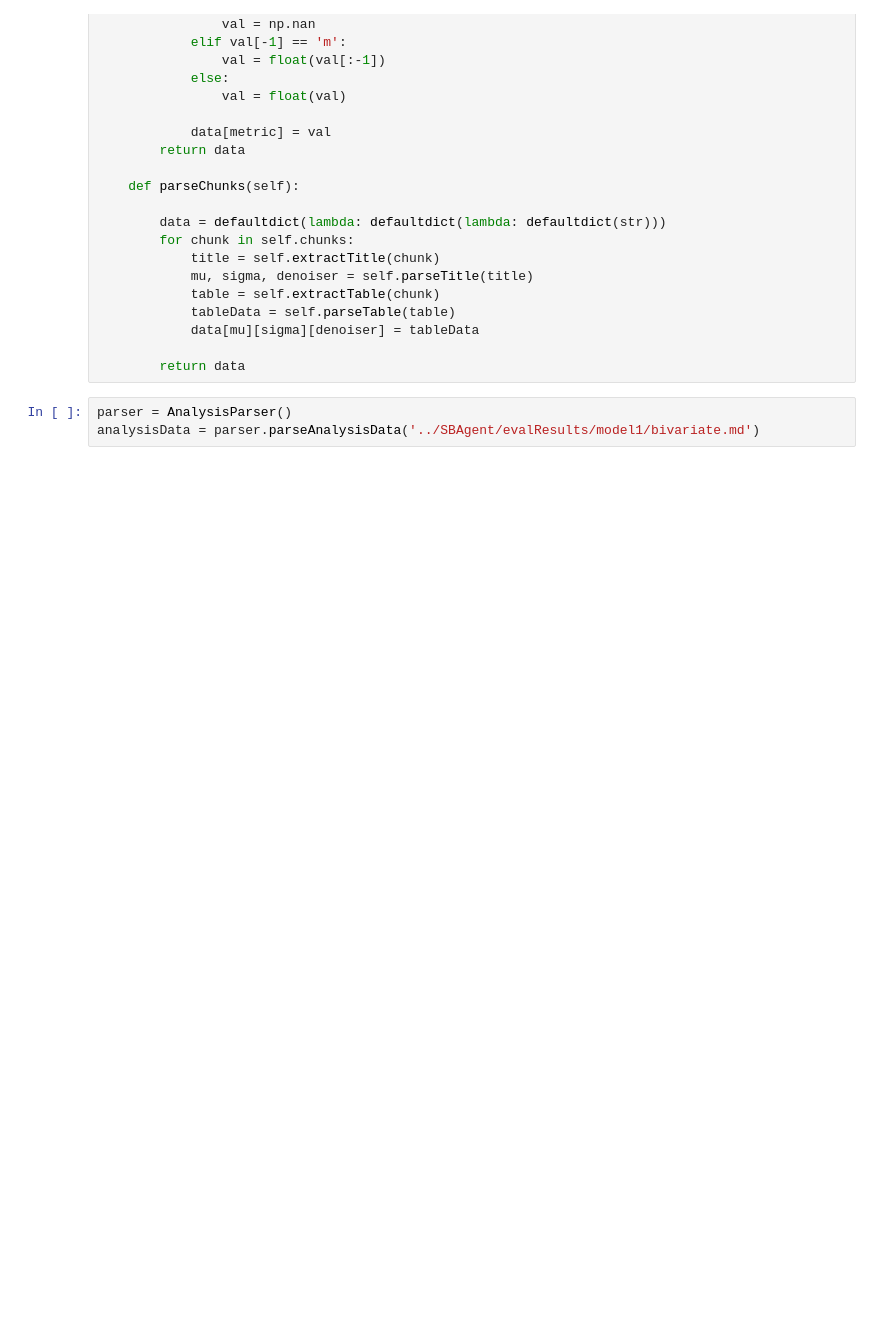
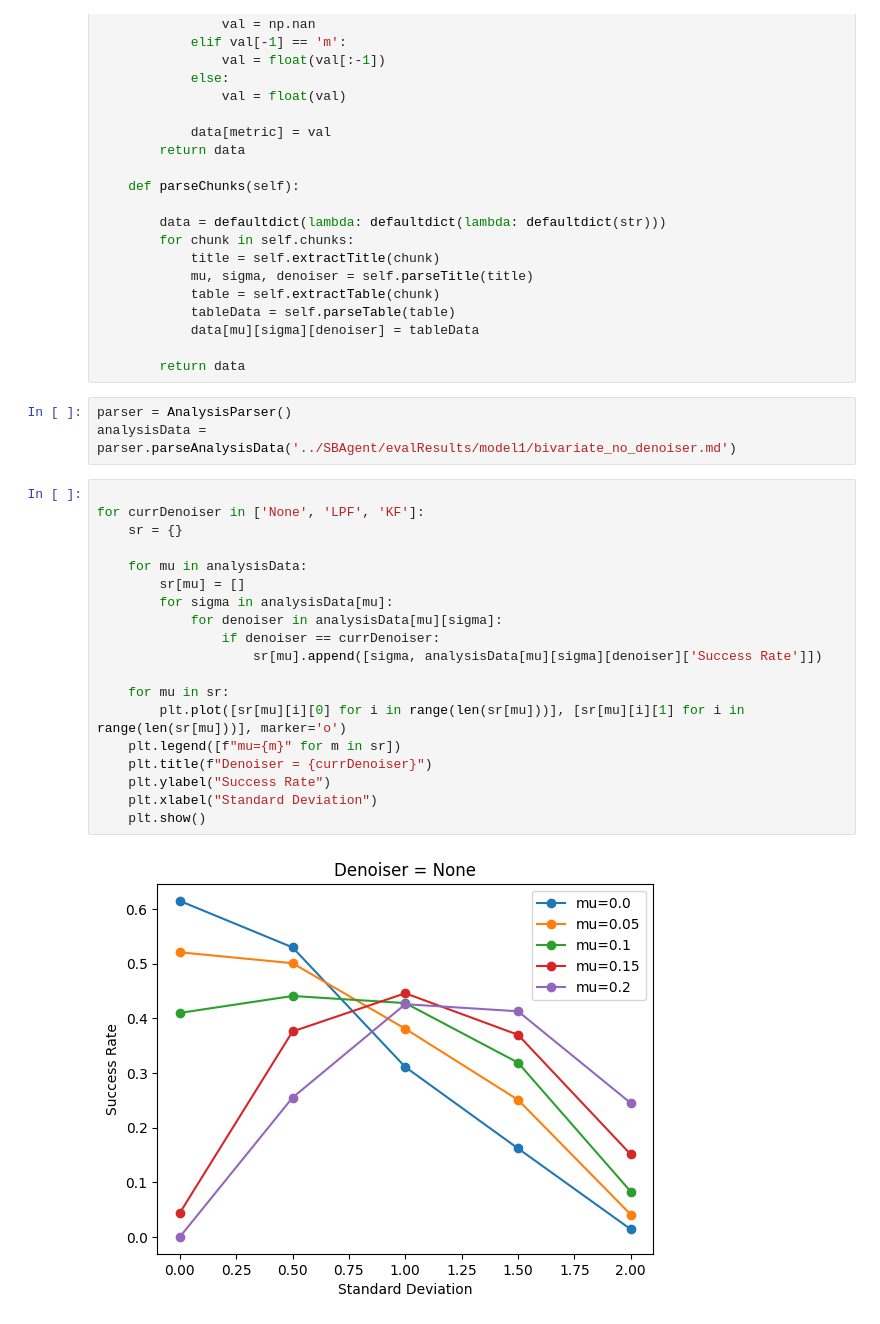
Before and after one commit to dkapur17/DroneControl, a Jupyter notebook: visualizations/visualizeSuccessRate.ipynb, the cells around one changed output. Drawn from its saved outputs; the diff is of its cells as text; blank space fills up the shorter version.

```diff
--- a/visualizations/visualizeSuccessRate.ipynb
+++ b/visualizations/visualizeSuccessRate.ipynb
@@ -73,4 +73,25 @@ class AnalysisParser:
         return data
 # %%
 parser = AnalysisParser()
-analysisData = parser.parseAnalysisData('../SBAgent/evalResults/model1/bivariate.md')
+analysisData = parser.parseAnalysisData('../SBAgent/evalResults/model1/bivariate_no_denoiser.md')
+# %%
+
+for currDenoiser in ['None', 'LPF', 'KF']:
+    sr = {}
+
+    for mu in analysisData:
+        sr[mu] = []
+        for sigma in analysisData[mu]:
+            for denoiser in analysisData[mu][sigma]:
+                if denoiser == currDenoiser:
+                    sr[mu].append([sigma, analysisData[mu][sigma][denoiser]['Success Rate']])
+
+    for mu in sr:
+        plt.plot([sr[mu][i][0] for i in range(len(sr[mu]))], [sr[mu][i][1] for i in range(len(sr[mu]))], marker='o')
+    plt.legend([f"mu={m}" for m in sr])
+    plt.title(f"Denoiser = {currDenoiser}")
+    plt.ylabel("Success Rate")
+    plt.xlabel("Standard Deviation")
+    plt.show()
+# %% [output]
+[figure, added]
```
Also changed, not shown: parts of 4 cells of this notebook, 52 other files.
